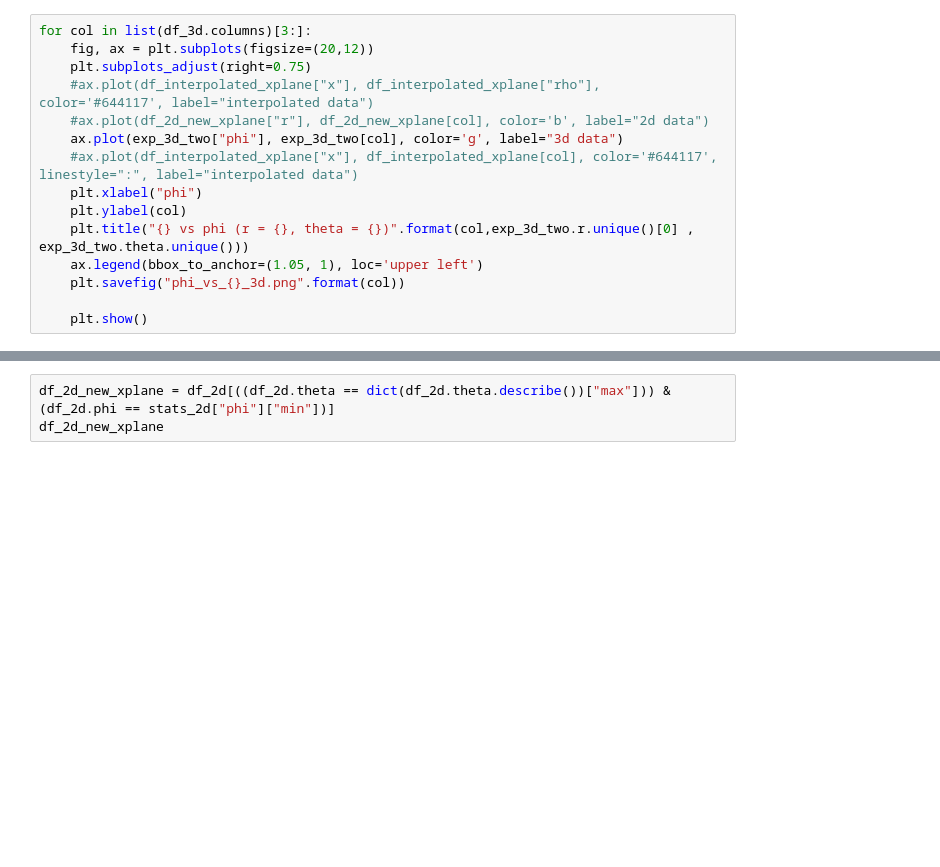
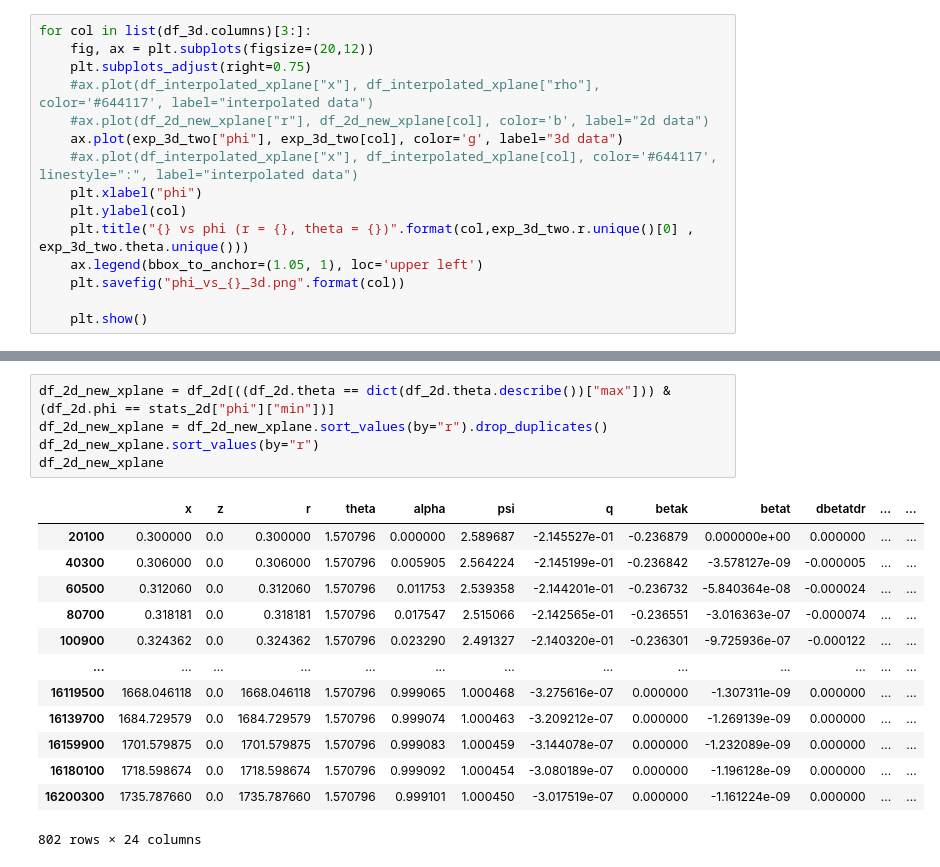
Before and after one commit to TsokarosRelativity/BlackHoleDiskProject, a Jupyter notebook: notebooks/check.ipynb, the cells around one changed output, grey strips where cells are left out. Cells and saved outputs as stored; diff of their text form; blank space fills up the shorter version.

```diff
--- a/notebooks/check.ipynb
+++ b/notebooks/check.ipynb
@@ -116,6 +227,22 @@ df_2d_new_thetaplane
 # %%
 df_2d_new_xplane = df_2d[((df_2d.theta == dict(df_2d.theta.describe())["max"])) & (df_2d.phi == stats_2d["phi"]["min"])]
+df_2d_new_xplane = df_2d_new_xplane.sort_values(by="r").drop_duplicates()
+df_2d_new_xplane.sort_values(by="r")
 df_2d_new_xplane
+# %% [output]
+|  | x | z | r | theta | alpha | psi | q | betak | betat | dbetatdr | ... | ... |
+| 20100 | 0.300000 | 0.0 | 0.300000 | 1.570796 | 0.000000 | 2.589687 | -2.145527e-01 | -0.236879 | 0.000000e+00 | 0.000000 | ... | ... |
+| 40300 | 0.306000 | 0.0 | 0.306000 | 1.570796 | 0.005905 | 2.564224 | -2.145199e-01 | -0.236842 | -3.578127e-09 | -0.000005 | ... | ... |
+| 60500 | 0.312060 | 0.0 | 0.312060 | 1.570796 | 0.011753 | 2.539358 | -2.144201e-01 | -0.236732 | -5.840364e-08 | -0.000024 | ... | ... |
+| 80700 | 0.318181 | 0.0 | 0.318181 | 1.570796 | 0.017547 | 2.515066 | -2.142565e-01 | -0.236551 | -3.016363e-07 | -0.000074 | ... | ... |
+| 100900 | 0.324362 | 0.0 | 0.324362 | 1.570796 | 0.023290 | 2.491327 | -2.140320e-01 | -0.236301 | -9.725936e-07 | -0.000122 | ... | ... |
+| ... | ... | ... | ... | ... | ... | ... | ... | ... | ... | ... | ... | ... |
+| 16119500 | 1668.046118 | 0.0 | 1668.046118 | 1.570796 | 0.999065 | 1.000468 | -3.275616e-07 | 0.000000 | -1.307311e-09 | 0.000000 | ... | ... |
+| 16139700 | 1684.729579 | 0.0 | 1684.729579 | 1.570796 | 0.999074 | 1.000463 | -3.209212e-07 | 0.000000 | -1.269139e-09 | 0.000000 | ... | ... |
+| 16159900 | 1701.579875 | 0.0 | 1701.579875 | 1.570796 | 0.999083 | 1.000459 | -3.144078e-07 | 0.000000 | -1.232089e-09 | 0.000000 | ... | ... |
+| 16180100 | 1718.598674 | 0.0 | 1718.598674 | 1.570796 | 0.999092 | 1.000454 | -3.080189e-07 | 0.000000 | -1.196128e-09 | 0.000000 | ... | ... |
+| 16200300 | 1735.787660 | 0.0 | 1735.787660 | 1.570796 | 0.999101 | 1.000450 | -3.017519e-07 | 0.000000 | -1.161224e-09 | 0.000000 | ... | ... |
+802 rows × 24 columns
 # %%
 for col in list(df_2d.columns)[4:]:
     fig, ax = plt.subplots(figsize=(20,12))
```
Also changed, not shown: parts of 14 cells of this notebook, 1 other file.
